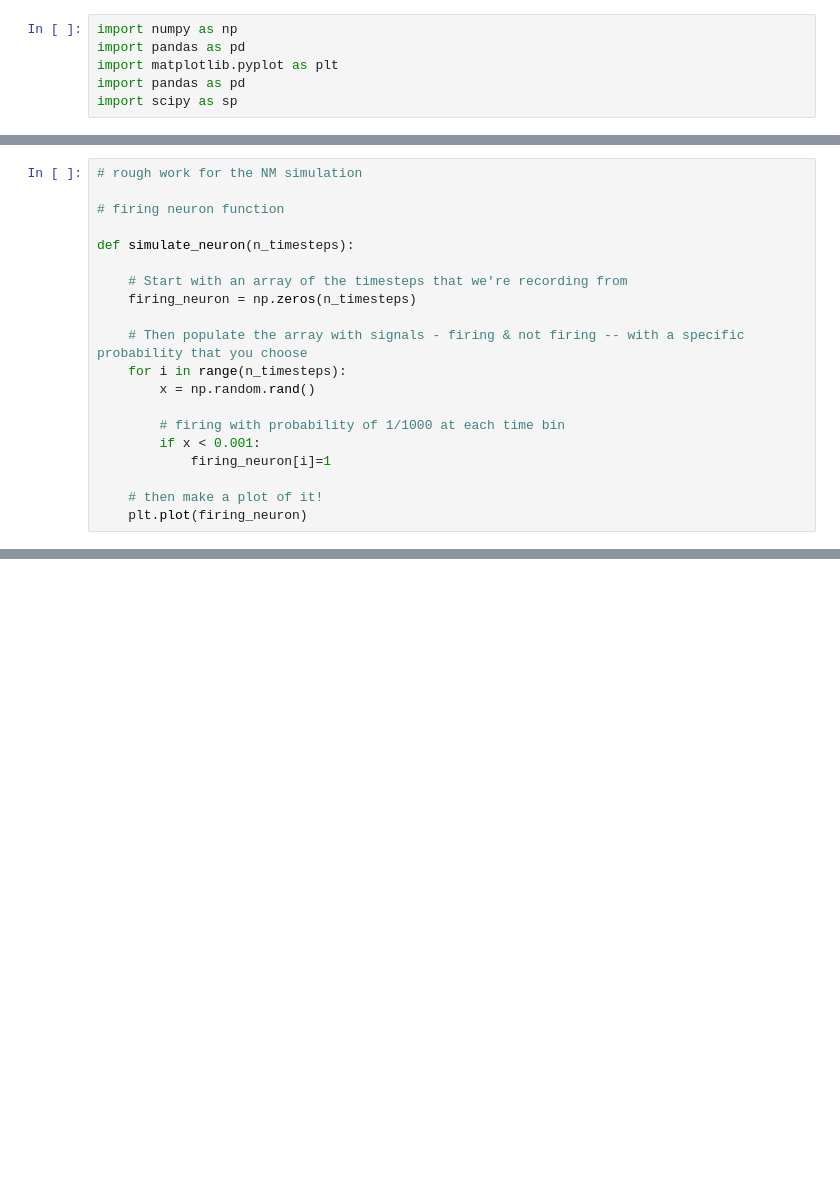
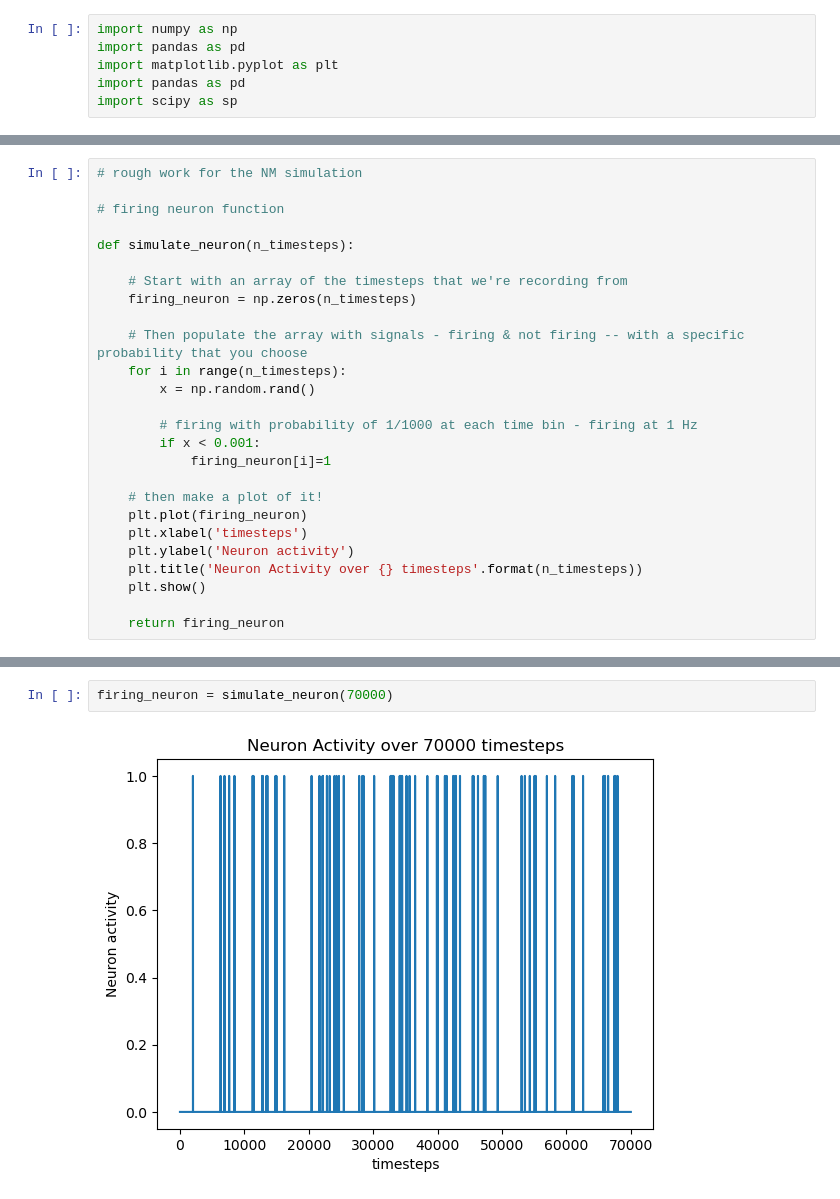
Before and after one commit to BrianNGitahi/NM-Imaging, a Jupyter notebook: Rough work.ipynb, the cells around one changed output, grey strips where cells are left out. Saved outputs shown, nothing was run; the diff lists cells and outputs as text; blank space fills up the shorter version.

```diff
--- a/Rough work.ipynb
+++ b/Rough work.ipynb
@@ -18,9 +37,15 @@ def simulate_neuron(n_timesteps):
     for i in range(n_timesteps):
         x = np.random.rand()
 
-        # firing with probability of 1/1000 at each time bin
+        # firing with probability of 1/1000 at each time bin - firing at 1 Hz
         if x < 0.001:
             firing_neuron[i]=1
 
     # then make a plot of it!
     plt.plot(firing_neuron)
+    plt.xlabel('timesteps')
+    plt.ylabel('Neuron activity')
+    plt.title('Neuron Activity over {} timesteps'.format(n_timesteps))
+    plt.show()
+
+    return firing_neuron
@@ -30,0 +52,4 @@ simulate_neuron(70000)
+# %%
+firing_neuron = simulate_neuron(70000)
+# %% [output]
+[figure, added]
```
Also changed, not shown: parts of 5 cells of this notebook, 1 other file.
